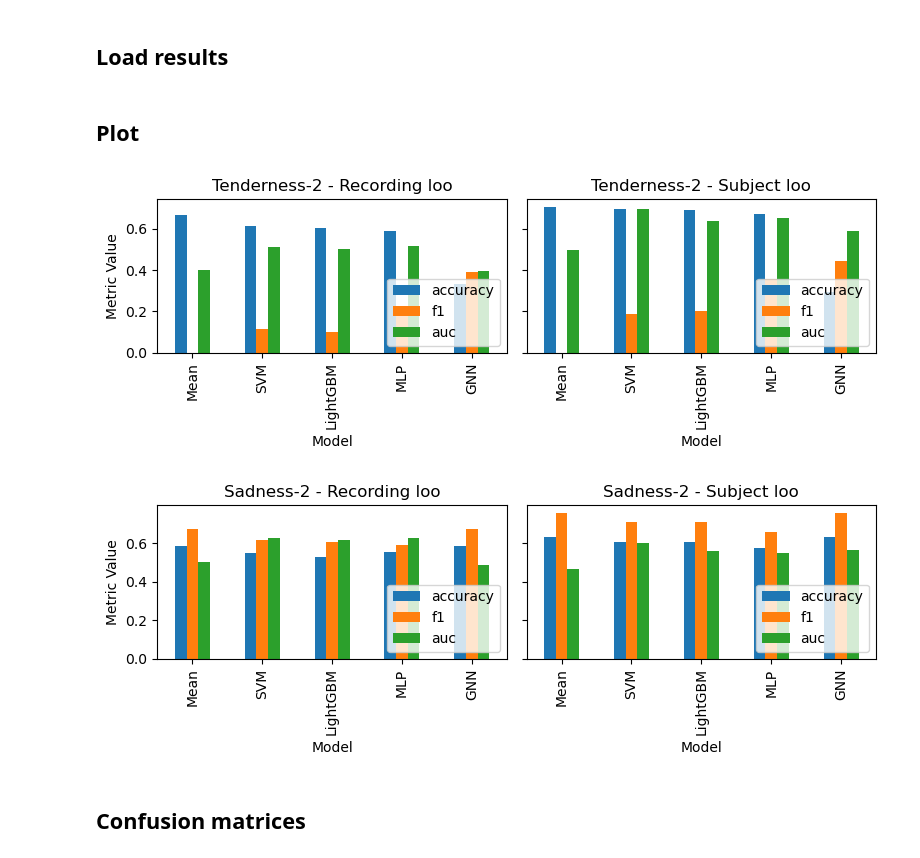
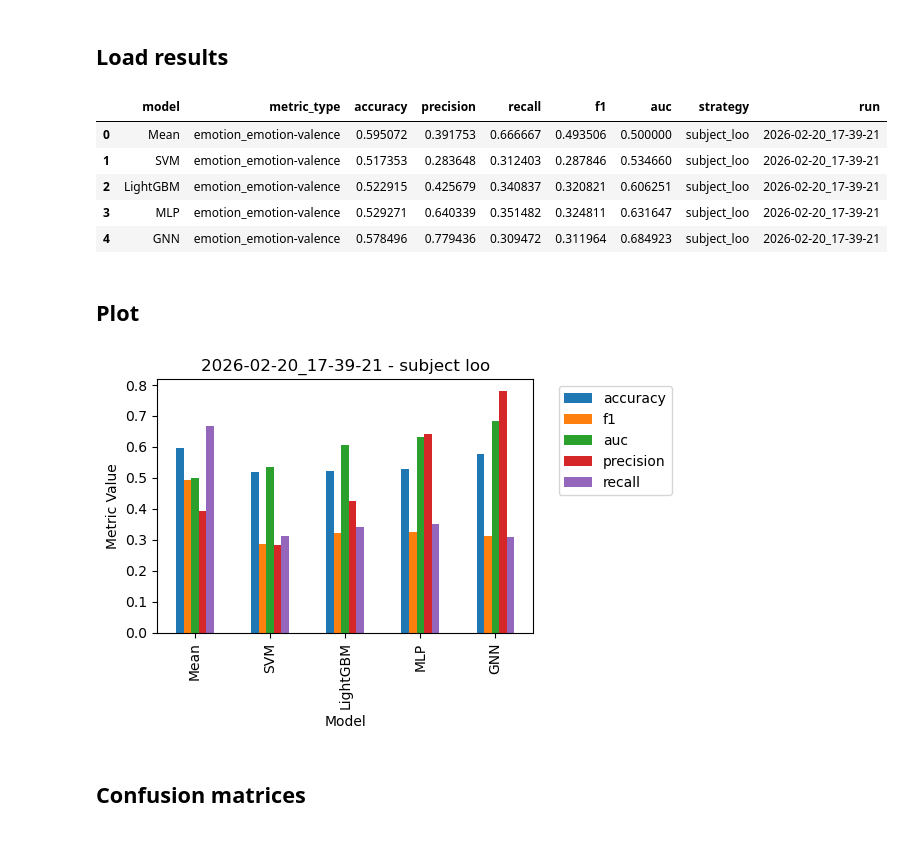
Before and after one commit to Space0code/GFM-for-eyetracker, a Jupyter notebook: src/emotions/binary/results_analysis.ipynb, the cells around one changed output. Saved outputs shown, nothing was run; the diff lists cells and outputs as text; code cells hidden in the pictures.

```diff
--- a/src/emotions/binary/results_analysis.ipynb
+++ b/src/emotions/binary/results_analysis.ipynb
@@ -21,37 +39,61 @@ summary_file = "summary.csv"
 ## Load results
 # %%
 all_results = []
-for emotion, dir_name in results_dirs.items():
-    for subdir in subdirs:
-        path = os.path.join(results_root_dir, dir_name, subdir, summary_file)
-        if os.path.exists(path):
-            df = pd.read_csv(path)
-            df["loo_type"] = subdir
-            df["emotion"] = emotion
-            # drop rows with "aggregated" under "metric_type"
-            df = df[df["metric_type"] != "aggregated"]
-            all_results.append(df)
-        else:
-            print(f"Warning: {path} not found, skipping.")
+
+for strategy_dir in strategy_dirs:
+    path = strategy_dir / SUMMARY_FILE
+    df = pd.read_csv(path)
+    if 'metric_type' in df.columns:
+        df = df[df['metric_type'] != 'aggregated']
+    df['strategy'] = strategy_dir.name
+    df['run'] = RUN_DIR.name
+    all_results.append(df)
+
+if not all_results:
+    raise RuntimeError('No summary data loaded.')
+
+results_df = pd.concat(all_results, ignore_index=True)
+try:
+    display(results_df.head())
+except NameError:
+    print(results_df.head())
+# %% [output]
+|  | model | metric_type | accuracy | precision | recall | f1 | auc | strategy | run |
+| 0 | Mean | emotion_emotion-valence | 0.595072 | 0.391753 | 0.666667 | 0.493506 | 0.500000 | subject_loo | 2026-02-20_17-39-21 |
+| 1 | SVM | emotion_emotion-valence | 0.517353 | 0.283648 | 0.312403 | 0.287846 | 0.534660 | subject_loo | 2026-02-20_17-39-21 |
+| 2 | LightGBM | emotion_emotion-valence | 0.522915 | 0.425679 | 0.340837 | 0.320821 | 0.606251 | subject_loo | 2026-02-20_17-39-21 |
+| 3 | MLP | emotion_emotion-valence | 0.529271 | 0.640339 | 0.351482 | 0.324811 | 0.631647 | subject_loo | 2026-02-20_17-39-21 |
+| 4 | GNN | emotion_emotion-valence | 0.578496 | 0.779436 | 0.309472 | 0.311964 | 0.684923 | subject_loo | 2026-02-20_17-39-21 |
 # %% [markdown]
 ## Plot
 # %%
-# for each emotion plot two barplots (one for recording_loo and one for subject_loo) showing the metrics (accuracy, f1, auc) for each model
-for emotion in results_dirs.keys():
-    emotion_results = pd.concat([df[df["emotion"] == emotion] for df in all_results])
-    fig, axes = plt.subplots(1, 2, figsize=(8, 3), sharey=True)
-    for i, subdir in enumerate(subdirs):
-        subdir_results = emotion_results[emotion_results["loo_type"] == subdir]
-        subdir_results.plot(x="model", y=["accuracy", "f1", "auc"], kind="bar", ax=axes[i])
-        axes[i].set_title(f"{emotion.capitalize()} - {subdir.replace('_', ' ').capitalize()}")
-        axes[i].set_xlabel("Model")
-        axes[i].set_ylabel("Metric Value")
-        axes[i].legend(loc="lower right")
-    plt.tight_layout()
-    plt.show()
+candidate_metrics = ['accuracy', 'f1', 'auc', 'precision', 'recall']
+plot_metrics = [m for m in candidate_metrics if m in results_df.columns]
+
+if not plot_metrics:
+    raise RuntimeError('No metric columns found to plot.')
+
+fig, axes = plt.subplots(1, len(strategies), figsize=(6 * len(strategies), 4), sharey=True)
+if len(strategies) == 1:
+    axes = [axes]
+
+for ax, strategy in zip(axes, strategies):
+    subdir_results = results_df[results_df['strategy'] == strategy]
+    if subdir_results.empty:
+        ax.set_axis_off()
+        ax.set_title(f'{strategy} (no data)')
+        continue
+
+    subdir_results.plot(x='model', y=plot_metrics, kind='bar', ax=ax)
+    ax.set_title(f"{RUN_DIR.name} - {strategy.replace('_', ' ')}")
+    ax.set_xlabel('Model')
+    ax.set_ylabel('Metric Value')
+    ax.legend(loc='upper left', bbox_to_anchor=(1.05, 1))
+
+plt.tight_layout()
+plt.show()
 # %% [output]
-[figure, old version]
+[figure, new version]
-[figure, removed]
 # %% [markdown]
 ## Confusion matrices
 # %%
```
Also changed, not shown: parts of 2 cells of this notebook, 14 other files.
